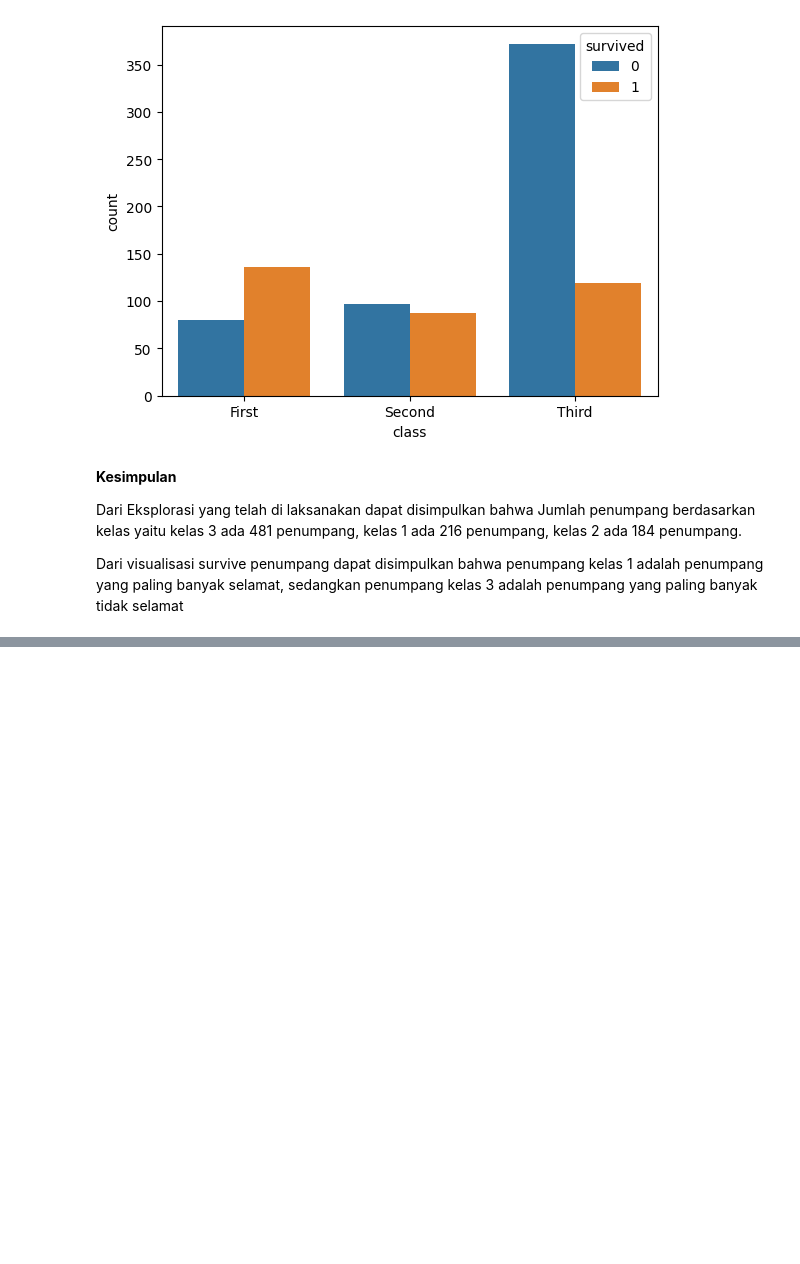
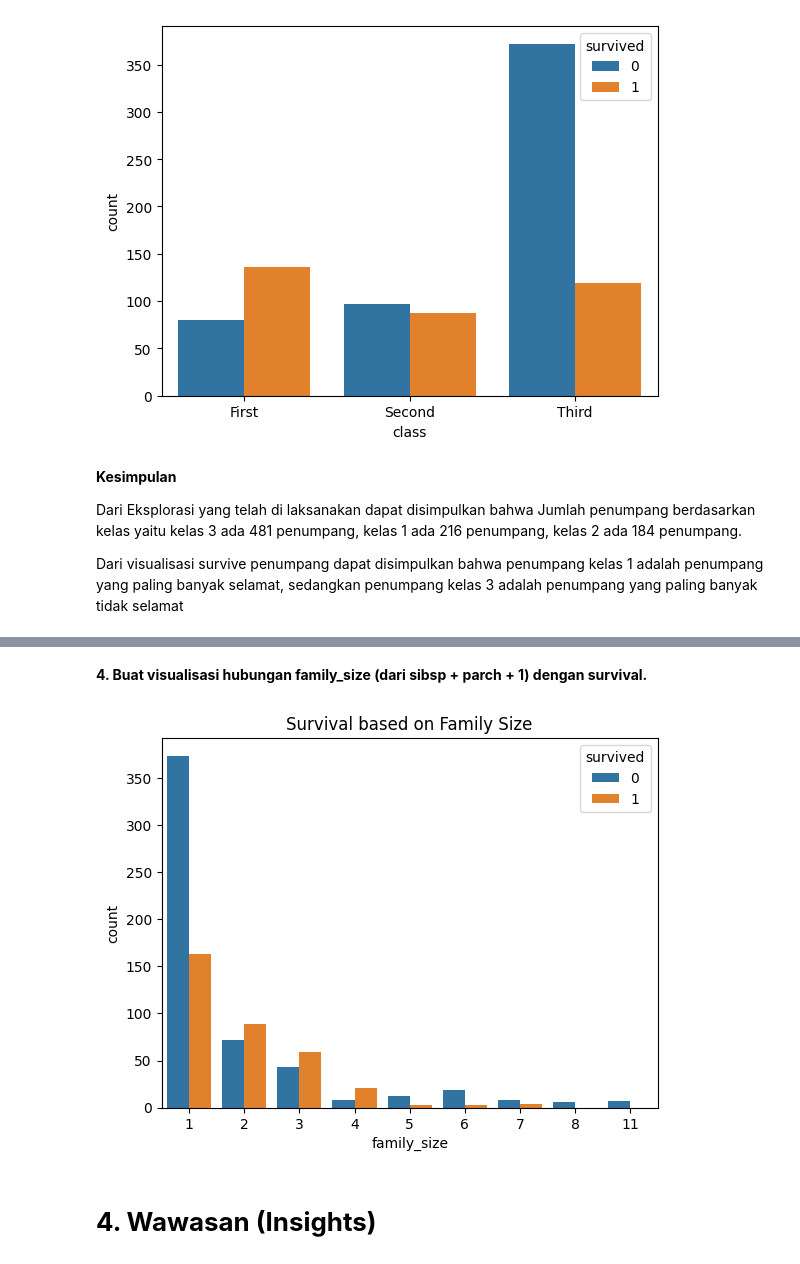
Before and after one commit to WahyuKhairi06/BigData_2311531009_Wahyu-Khairi, a Jupyter notebook: Praktikum 1/praktikum_bigdata_pertemuan1.ipynb, the cells around one changed output, grey strips where cells are left out. Drawn from its saved outputs; the diff is of its cells as text; code cells hidden in the pictures; blank space fills up the shorter version.

```diff
--- a/Praktikum 1/praktikum_bigdata_pertemuan1.ipynb
+++ b/Praktikum 1/praktikum_bigdata_pertemuan1.ipynb
@@ -128,0 +293,11 @@ Dari visualisasi survive penumpang dapat disimpulkan bahwa penumpang kelas 1 ada
+# %% [markdown]
+**4. Buat visualisasi hubungan family_size (dari sibsp + parch + 1) dengan survival.**
+# %%
+df['family_size'] = df['sibsp'] + df['parch'] + 1
+sns.countplot(x='family_size', hue='survived', data=df)
+plt.title('Survival based on Family Size')
+plt.show()
+# %% [output]
+[figure, added]
+# %% [markdown]
+# **4. Wawasan (Insights)**
```
Also changed, not shown: parts of 27 cells of this notebook.
